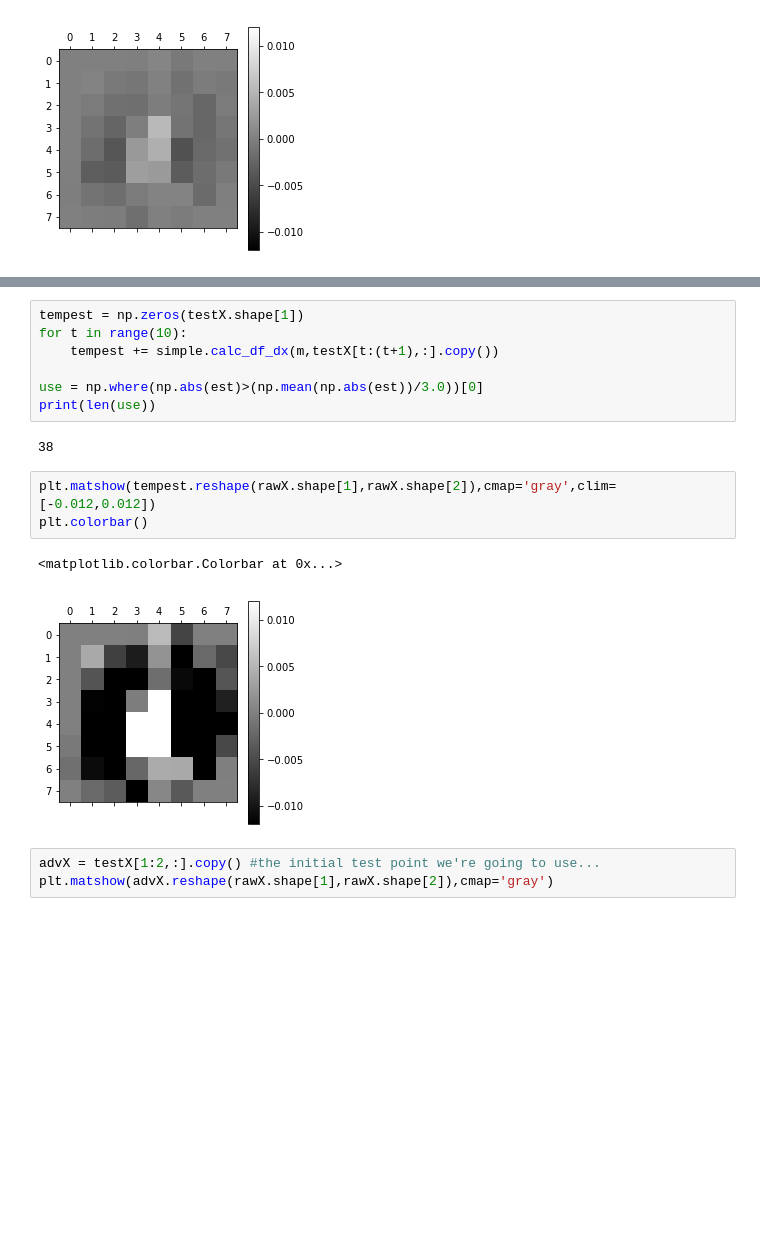
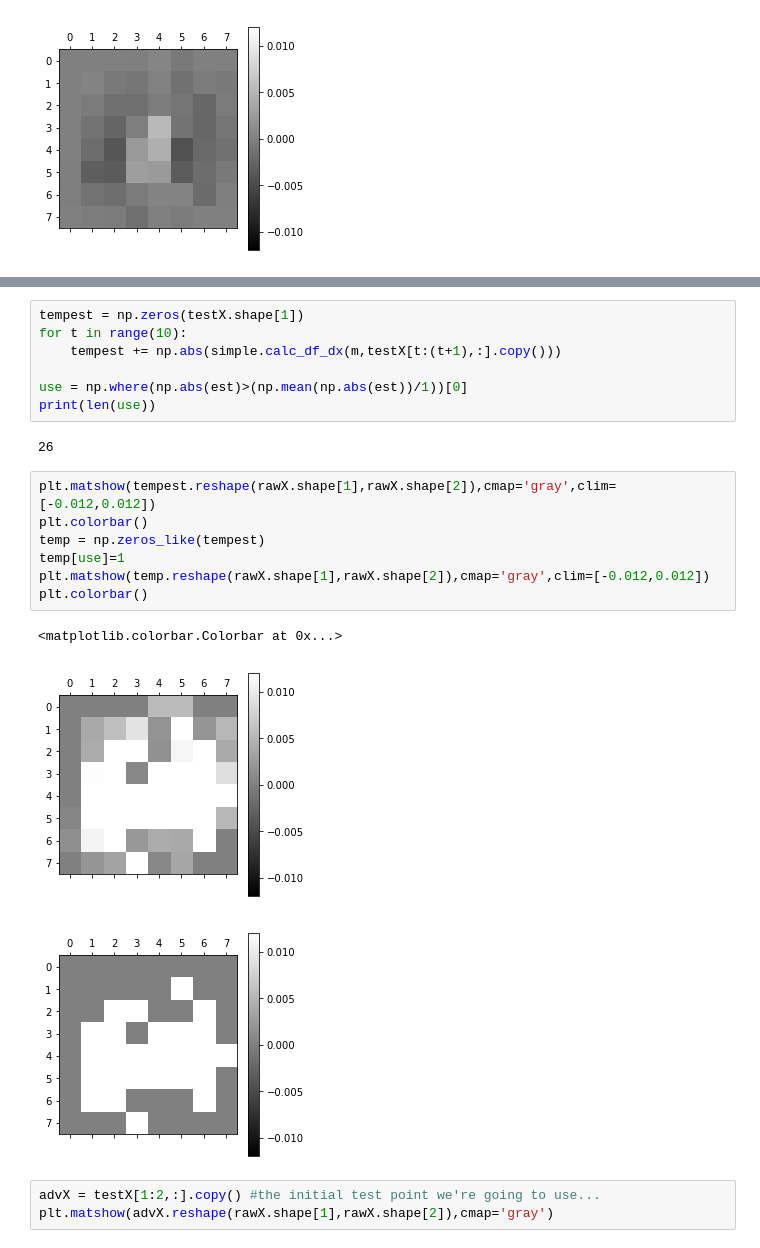
Before and after one commit to lionfish0/GPadversarial, a Jupyter notebook: jupyter/Bruteforce-Heuristic.ipynb, the cells around one changed output, grey strips where cells are left out. Drawn from its saved outputs; the diff is of its cells as text; blank space fills up the shorter version.

```diff
--- a/jupyter/Bruteforce-Heuristic.ipynb
+++ b/jupyter/Bruteforce-Heuristic.ipynb
@@ -55,18 +54,23 @@ np.mean(np.abs(est))
 # %%
 tempest = np.zeros(testX.shape[1])
 for t in range(10):
-    tempest += simple.calc_df_dx(m,testX[t:(t+1),:].copy())
+    tempest += np.abs(simple.calc_df_dx(m,testX[t:(t+1),:].copy()))
 
-use = np.where(np.abs(est)>(np.mean(np.abs(est))/3.0))[0]
+use = np.where(np.abs(est)>(np.mean(np.abs(est))/1))[0]
 print(len(use))
 # %% [output]
-38
+26
 # %%
 plt.matshow(tempest.reshape(rawX.shape[1],rawX.shape[2]),cmap='gray',clim=[-0.012,0.012])
 plt.colorbar()
+temp = np.zeros_like(tempest)
+temp[use]=1
+plt.matshow(temp.reshape(rawX.shape[1],rawX.shape[2]),cmap='gray',clim=[-0.012,0.012])
+plt.colorbar()
 # %% [output]
 <matplotlib.colorbar.Colorbar at 0x...>
-[figure, old version]
+[figure, new version]
+[figure, added]
 # %%
 advX = testX[1:2,:].copy() #the initial test point we're going to use...
 plt.matshow(advX.reshape(rawX.shape[1],rawX.shape[2]),cmap='gray')
```
Also changed, not shown: parts of 13 cells of this notebook, 2 other files.
